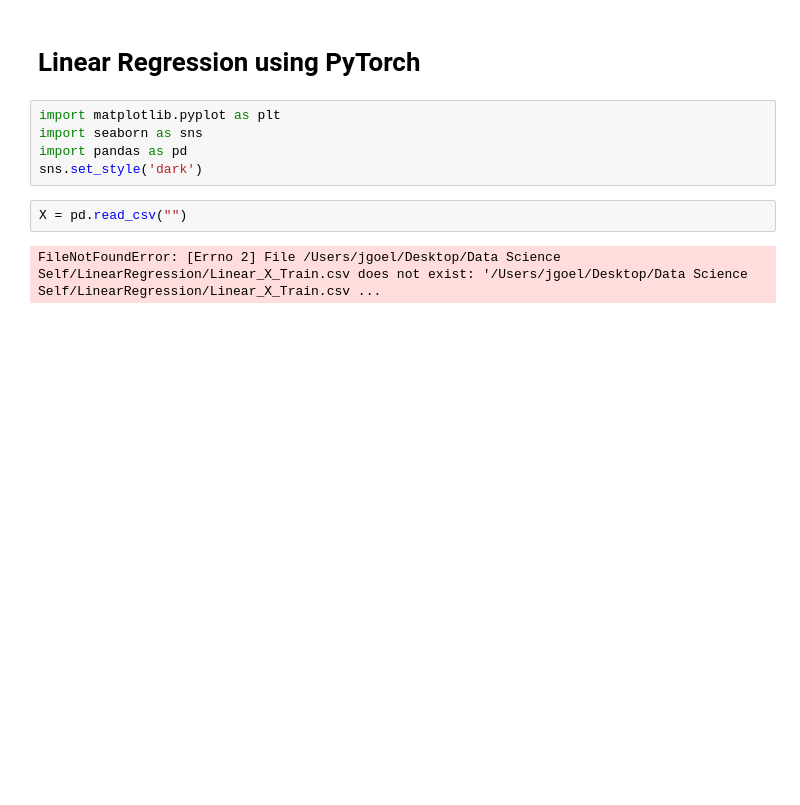
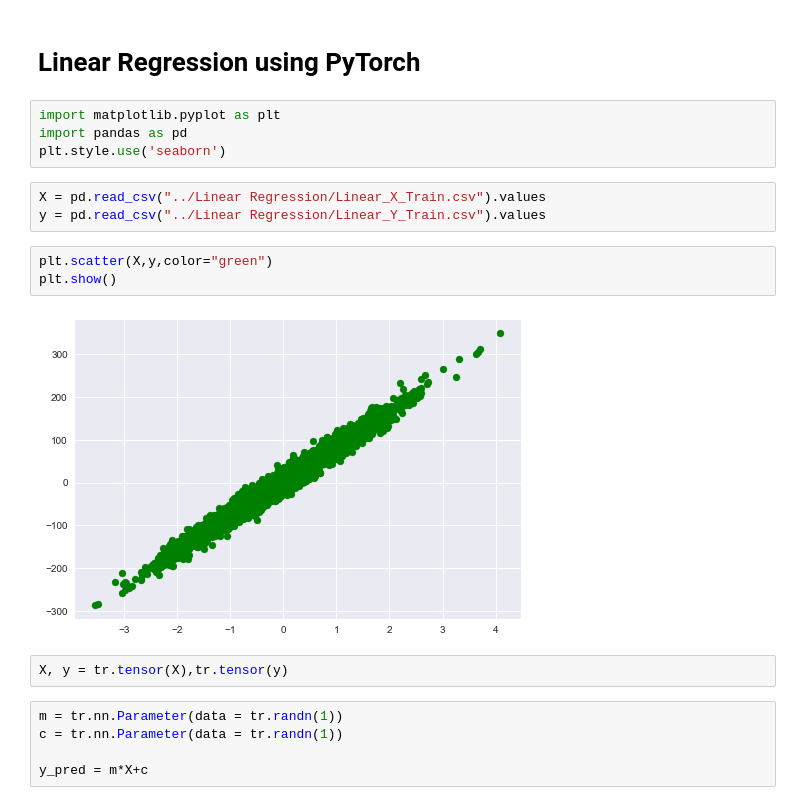
Before and after one commit to JayantGoel001/PyTorch-And-Tensorflow, a Jupyter notebook: PyTorch.ipynb, the cells around one changed output. Saved outputs shown, nothing was run; the diff lists cells and outputs as text; blank space fills up the shorter version.

```diff
--- a/PyTorch.ipynb
+++ b/PyTorch.ipynb
@@ -54,10 +54,20 @@ tensor([[ 1],
 # Linear Regression using PyTorch
 # %%
 import matplotlib.pyplot as plt
-import seaborn as sns
 import pandas as pd
-sns.set_style('dark')
+plt.style.use('seaborn')
-# %%
-X = pd.read_csv("")
-# %% [output]
-FileNotFoundError: [Errno 2] File /Users/jgoel/Desktop/Data Science Self/LinearRegression/Linear_X_Train.csv does not exist: '/Users/jgoel/Desktop/Data Science Self/LinearRegression/Linear_X_Train.csv ...
+# %%
+X = pd.read_csv("../Linear Regression/Linear_X_Train.csv").values
+y = pd.read_csv("../Linear Regression/Linear_Y_Train.csv").values
+# %%
+plt.scatter(X,y,color="green")
+plt.show()
+# %% [output]
+[figure, added]
+# %%
+X, y = tr.tensor(X),tr.tensor(y)
+# %%
+m = tr.nn.Parameter(data = tr.randn(1))
+c = tr.nn.Parameter(data = tr.randn(1))
+
+y_pred = m*X+c
```
Also changed, not shown: parts of 4 cells of this notebook.
